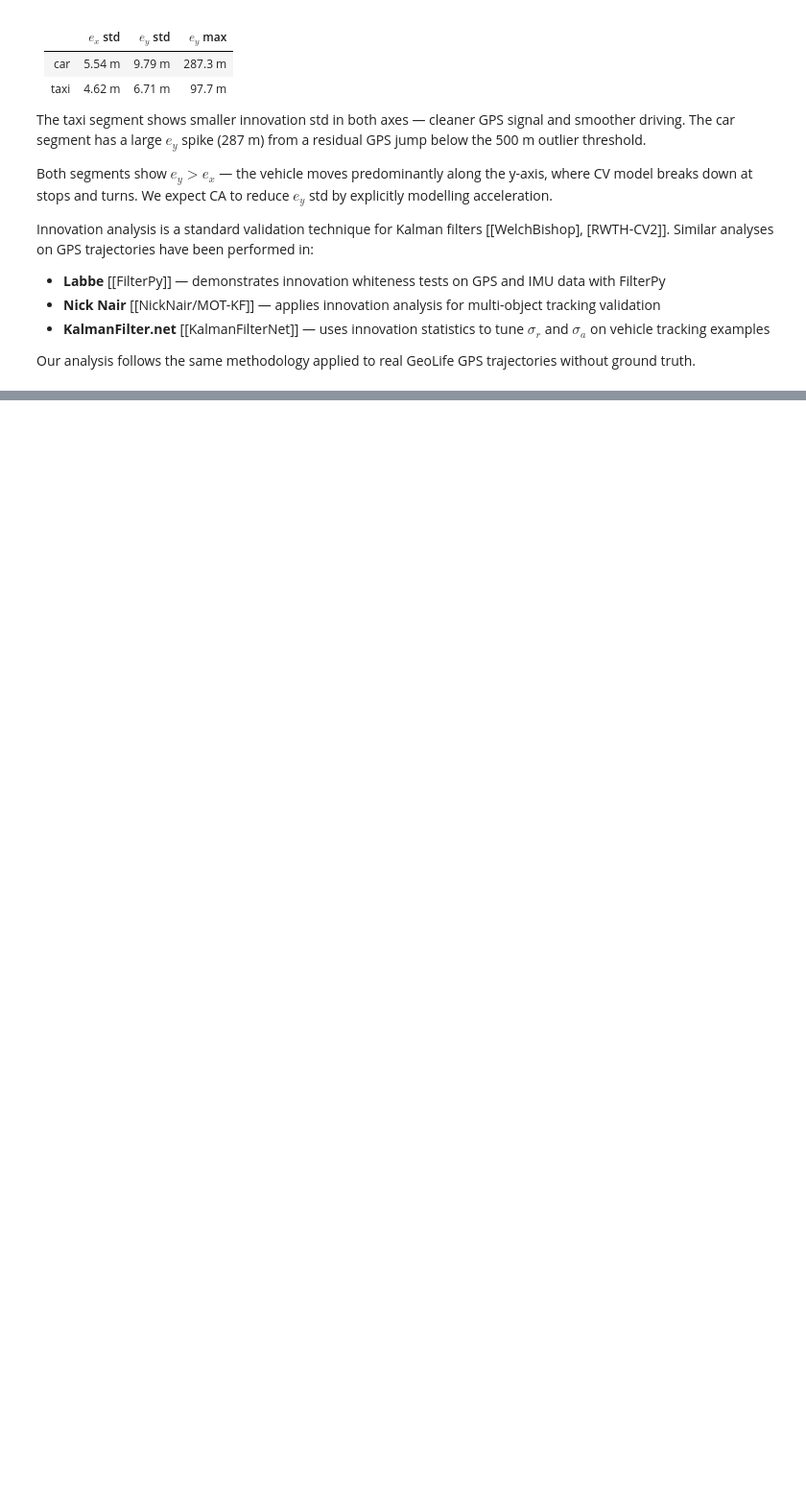
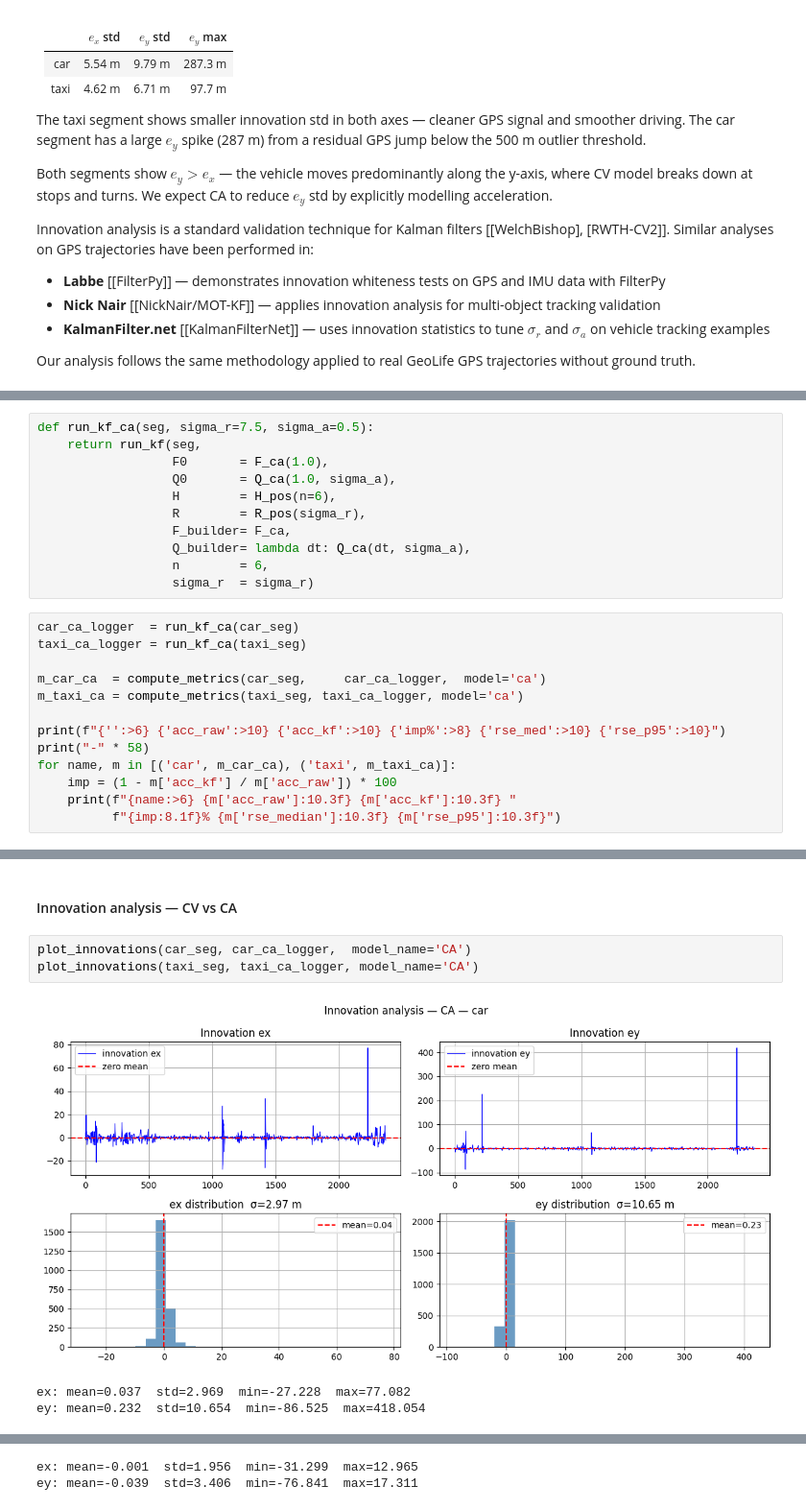
Before and after one commit to RoumenNikolov/kalman-filter-trajectories, a Jupyter notebook: 01. Kalman Filter for GPS Theory and Model.ipynb, the cells around one changed output, grey strips where cells are left out. Shown at 96% size. Saved outputs shown, nothing was run; the diff lists cells and outputs as text; blank space fills up the shorter version.

```diff
--- a/01. Kalman Filter for GPS Theory and Model.ipynb
+++ b/01. Kalman Filter for GPS Theory and Model.ipynb
@@ -1400,0 +1078,24 @@ https://en.wikipedia.org/wiki/Kalman_filter
+# %%
+def run_kf_ca(seg, sigma_r=7.5, sigma_a=0.5):
+    return run_kf(seg,
+                  F0       = F_ca(1.0),
+                  Q0       = Q_ca(1.0, sigma_a),
+                  H        = H_pos(n=6),
+                  R        = R_pos(sigma_r),
+                  F_builder= F_ca,
+                  Q_builder= lambda dt: Q_ca(dt, sigma_a),
+                  n        = 6,
+                  sigma_r  = sigma_r)
+# %%
+car_ca_logger  = run_kf_ca(car_seg)
+taxi_ca_logger = run_kf_ca(taxi_seg)
+
+m_car_ca  = compute_metrics(car_seg,     car_ca_logger,  model='ca')
+m_taxi_ca = compute_metrics(taxi_seg, taxi_ca_logger, model='ca')
+
+print(f"{'':>6} {'acc_raw':>10} {'acc_kf':>10} {'imp%':>8} {'rse_med':>10} {'rse_p95':>10}")
+print("-" * 58)
+for name, m in [('car', m_car_ca), ('taxi', m_taxi_ca)]:
+    imp = (1 - m['acc_kf'] / m['acc_raw']) * 100
+    print(f"{name:>6} {m['acc_raw']:10.3f} {m['acc_kf']:10.3f} "
+          f"{imp:8.1f}% {m['rse_median']:10.3f} {m['rse_p95']:10.3f}")
@@ -1400,0 +1158,9 @@ https://en.wikipedia.org/wiki/Kalman_filter
+# %% [markdown]
+#### Innovation analysis — CV vs CA
+# %%
+plot_innovations(car_seg, car_ca_logger,  model_name='CA')
+plot_innovations(taxi_seg, taxi_ca_logger, model_name='CA')
+# %% [output]
+[figure, added]
+ex: mean=0.037  std=2.969  min=-27.228  max=77.082
+ey: mean=0.232  std=10.654  min=-86.525  max=418.054
@@ -1400,0 +1168,2 @@ https://en.wikipedia.org/wiki/Kalman_filter
+ex: mean=-0.001  std=1.956  min=-31.299  max=12.965
+ey: mean=-0.039  std=3.406  min=-76.841  max=17.311
```
Also changed, not shown: parts of 80 cells of this notebook, 2 other files.
